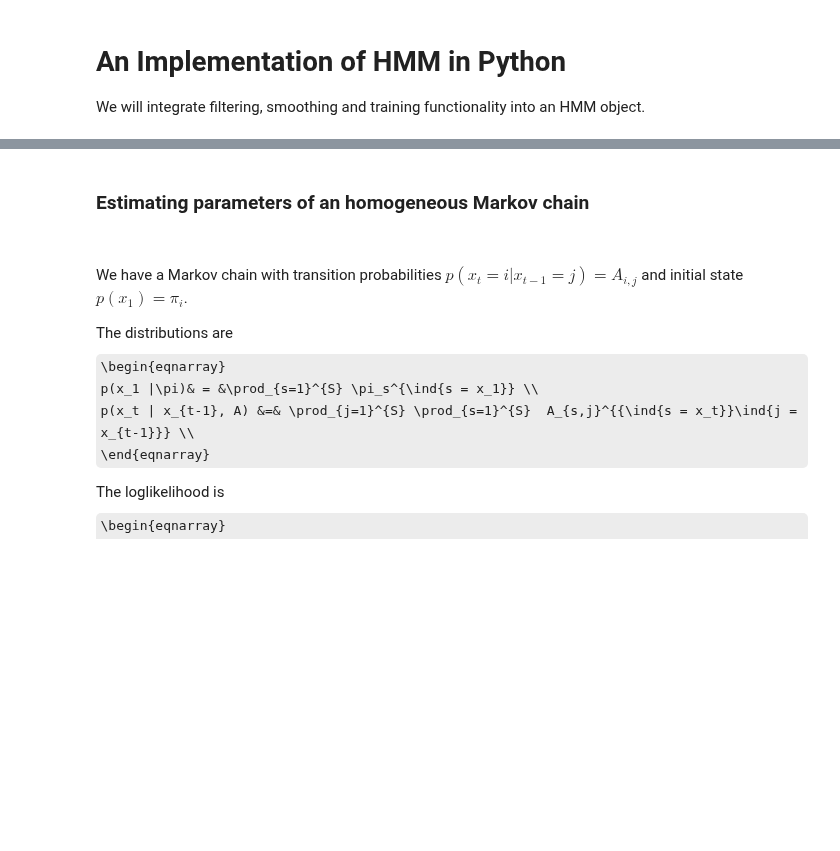
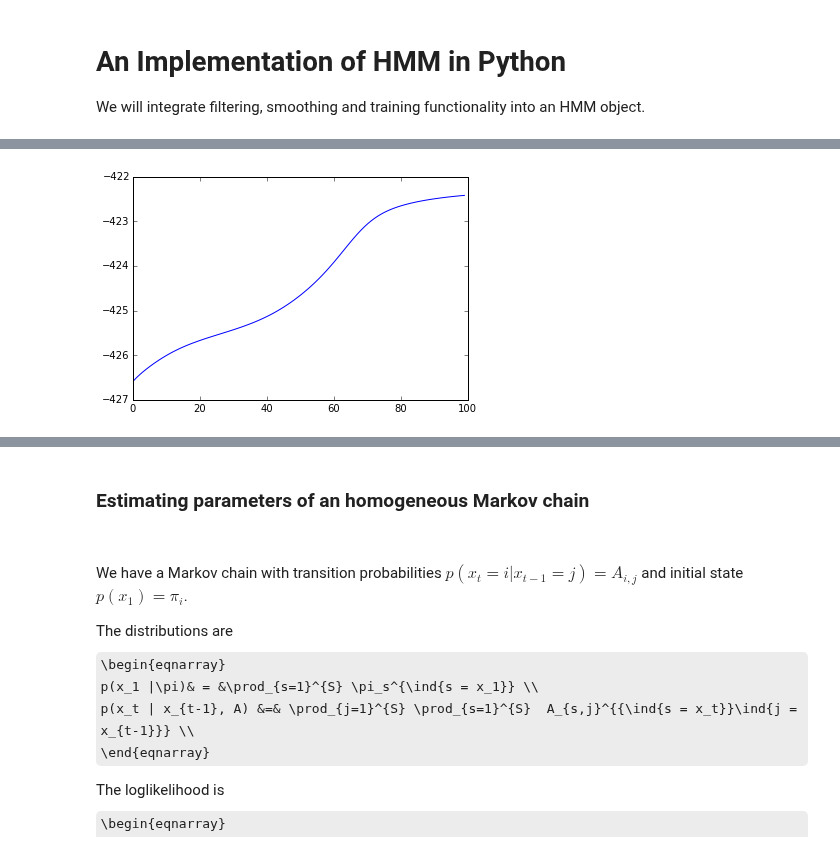
Before and after one commit to atcemgil/notes, a Jupyter notebook: HiddenMarkovModel.ipynb, the cells around one changed output, grey strips where cells are left out. Saved outputs shown, nothing was run; the diff lists cells and outputs as text; code cells hidden in the pictures; some formulas as TeX source; blank space fills up the shorter version.

```diff
--- a/HiddenMarkovModel.ipynb
+++ b/HiddenMarkovModel.ipynb
@@ -370,6 +375,14 @@ def normalize_exp(log_P, axis=None):
     a = np.max(log_P, keepdims=True, axis=axis)
     P = normalize(np.exp(log_P - a), axis=axis)
     return P
+
+def normalize(A, axis=None):
+
+    Z = np.sum(A, axis=axis,keepdims=True)
+
+    idx = np.where(Z == 0)
+    Z[idx] = 1
+    return A/Z
 # %%
 class HMM(object):
     def __init__(self, pi, A, B):
@@ -503,0 +591,2 @@ log_gamma_corr, C1, C2, C3 = hm.correction_smoother(y)
+# %%
+LL = hm.train_EM(y, 100)
@@ -504,3 +611,8 @@ log_gamma_corr, C1, C2, C3 = hm.correction_smoother(y)
+# %%
+plt.plot(LL)
+plt.show()
+# %% [output]
+[figure, added]
 # %%
 print(log_gamma)
 
```
Also changed, not shown: parts of 6 cells of this notebook.
